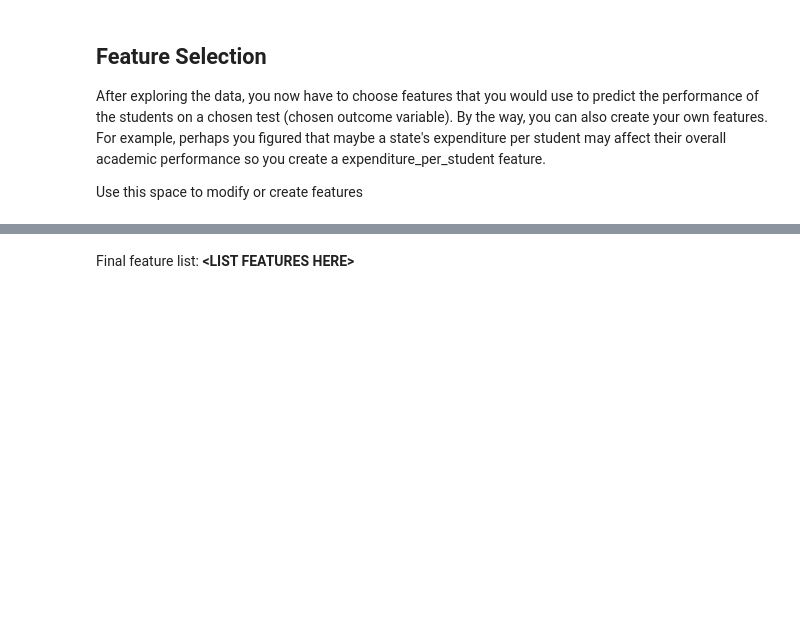
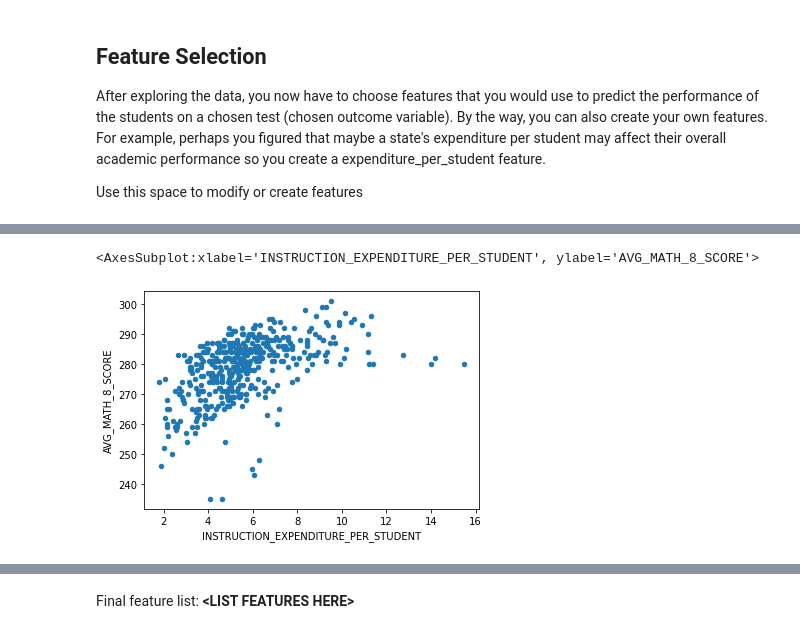
Before and after one commit to rheauppal/checkpoint1, a Jupyter notebook: checkpoint2/checkpoint2.ipynb, the cells around one changed output, grey strips where cells are left out. Drawn from its saved outputs; the diff is of its cells as text; code cells hidden in the pictures; blank space fills up the shorter version.

```diff
--- a/checkpoint2/checkpoint2.ipynb
+++ b/checkpoint2/checkpoint2.ipynb
@@ -356,0 +375,7 @@ Use this space to modify or create features
+# %%
+data['INSTRUCTION_EXPENDITURE_PER_STUDENT']=data['INSTRUCTION_EXPENDITURE']/data['ENROLL_ALL']
+# %%
+data.plot.scatter(x='INSTRUCTION_EXPENDITURE_PER_STUDENT',y='AVG_MATH_8_SCORE')
+# %% [output]
+<AxesSubplot:xlabel='INSTRUCTION_EXPENDITURE_PER_STUDENT', ylabel='AVG_MATH_8_SCORE'>
+[figure, added]
```
Also changed, not shown: parts of 11 cells of this notebook.
